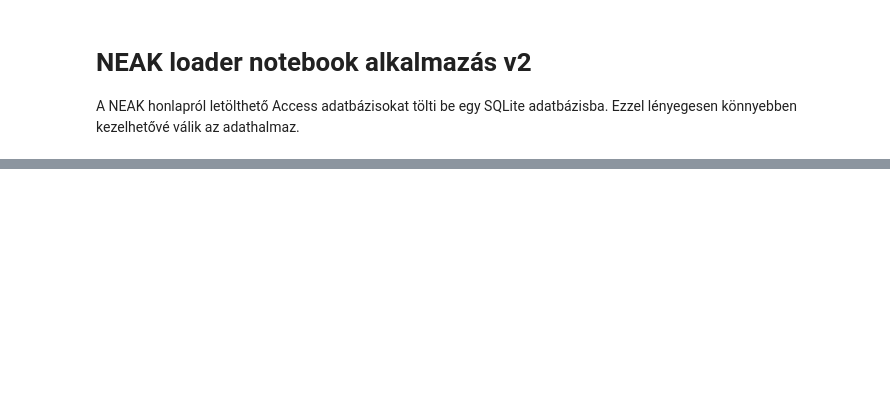
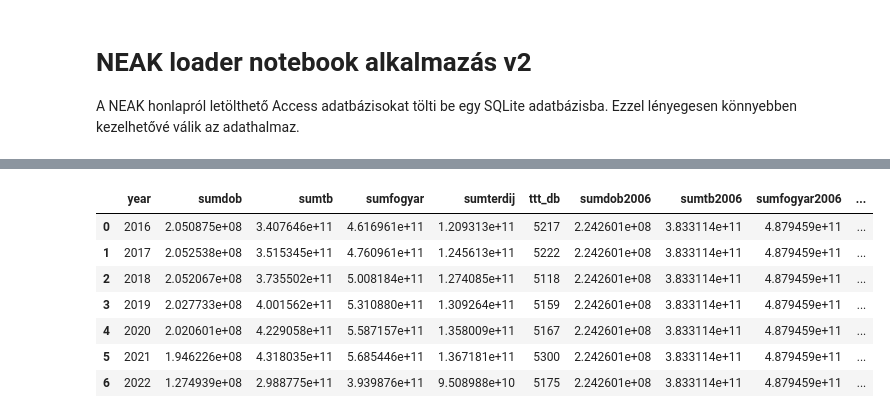
Before and after one commit to tom1964h/neak_pharma_statistica, a Jupyter notebook: neak_loaderv2.ipynb, the cells around one changed output, grey strips where cells are left out. Cells and saved outputs as stored; diff of their text form; code cells hidden in the pictures; blank space fills up the shorter version.

```diff
--- a/neak_loaderv2.ipynb
+++ b/neak_loaderv2.ipynb
@@ -263,0 +337,6 @@ df_recent.to_csv("already_scanned.csv", sep=";", encoding='utf-8', index=False)
+# %%
+# az augusztusok első beolvasása
+q = "select * from year201618"
+df_aug = pd.read_sql(q, db)
+# %%
+df_aug.rename(columns = {'YEAR':'year'}, inplace = True)
@@ -263,0 +367,13 @@ df_recent.to_csv("already_scanned.csv", sep=";", encoding='utf-8', index=False)
+# %%
+df_monthly = pd.merge(df_monthly, df_aug, on='year')
+# %%
+df_monthly
+# %% [output]
+|  | year | sumdob | sumtb | sumfogyar | sumterdij | ttt_db | sumdob2006 | sumtb2006 | sumfogyar2006 | ... |
+| 0 | 2016 | 2.050875e+08 | 3.407646e+11 | 4.616961e+11 | 1.209313e+11 | 5217 | 2.242601e+08 | 3.833114e+11 | 4.879459e+11 | ... |
+| 1 | 2017 | 2.052538e+08 | 3.515345e+11 | 4.760961e+11 | 1.245613e+11 | 5222 | 2.242601e+08 | 3.833114e+11 | 4.879459e+11 | ... |
+| 2 | 2018 | 2.052067e+08 | 3.735502e+11 | 5.008184e+11 | 1.274085e+11 | 5118 | 2.242601e+08 | 3.833114e+11 | 4.879459e+11 | ... |
+| 3 | 2019 | 2.027733e+08 | 4.001562e+11 | 5.310880e+11 | 1.309264e+11 | 5159 | 2.242601e+08 | 3.833114e+11 | 4.879459e+11 | ... |
+| 4 | 2020 | 2.020601e+08 | 4.229058e+11 | 5.587157e+11 | 1.358009e+11 | 5167 | 2.242601e+08 | 3.833114e+11 | 4.879459e+11 | ... |
+| 5 | 2021 | 1.946226e+08 | 4.318035e+11 | 5.685446e+11 | 1.367181e+11 | 5300 | 2.242601e+08 | 3.833114e+11 | 4.879459e+11 | ... |
+| 6 | 2022 | 1.274939e+08 | 2.988775e+11 | 3.939876e+11 | 9.508988e+10 | 5175 | 2.242601e+08 | 3.833114e+11 | 4.879459e+11 | ... |
```
Also changed, not shown: parts of 15 cells of this notebook, 7 other files.
